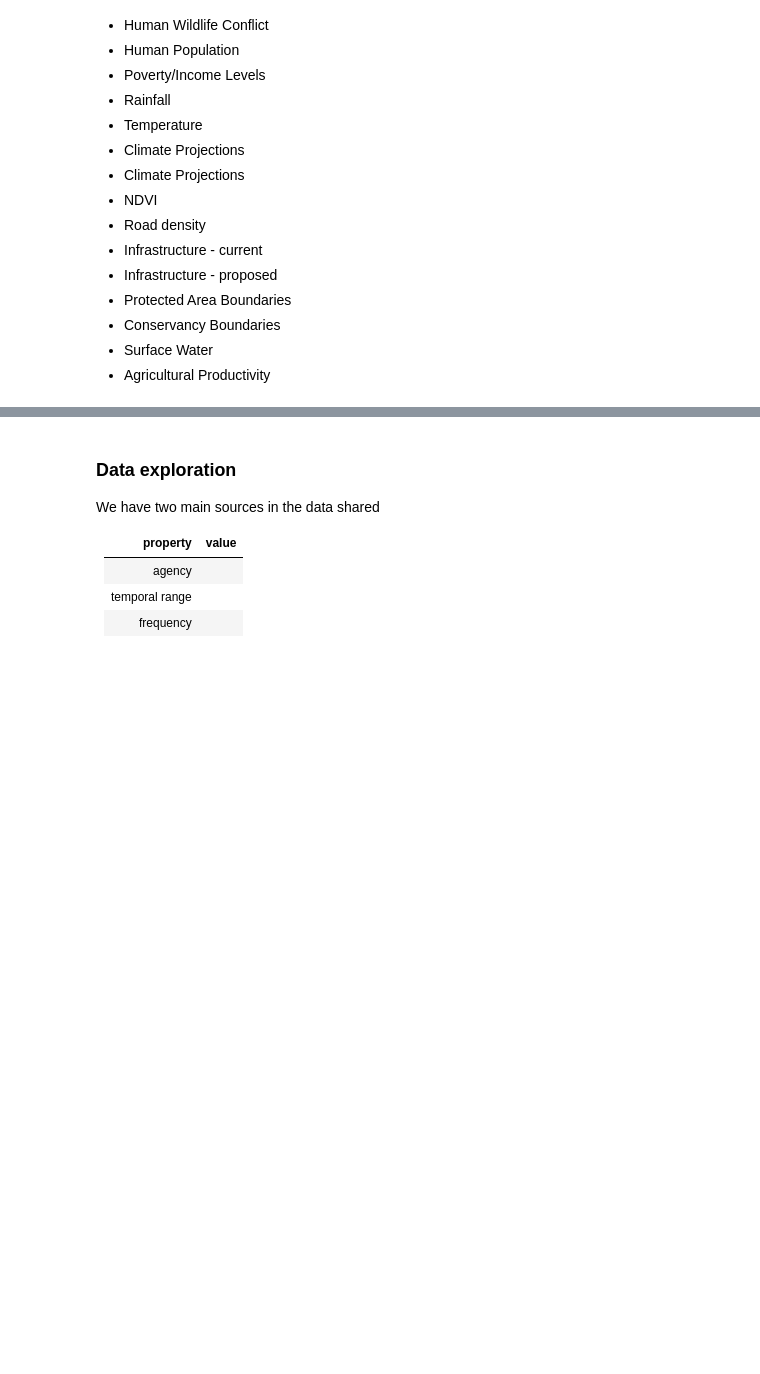
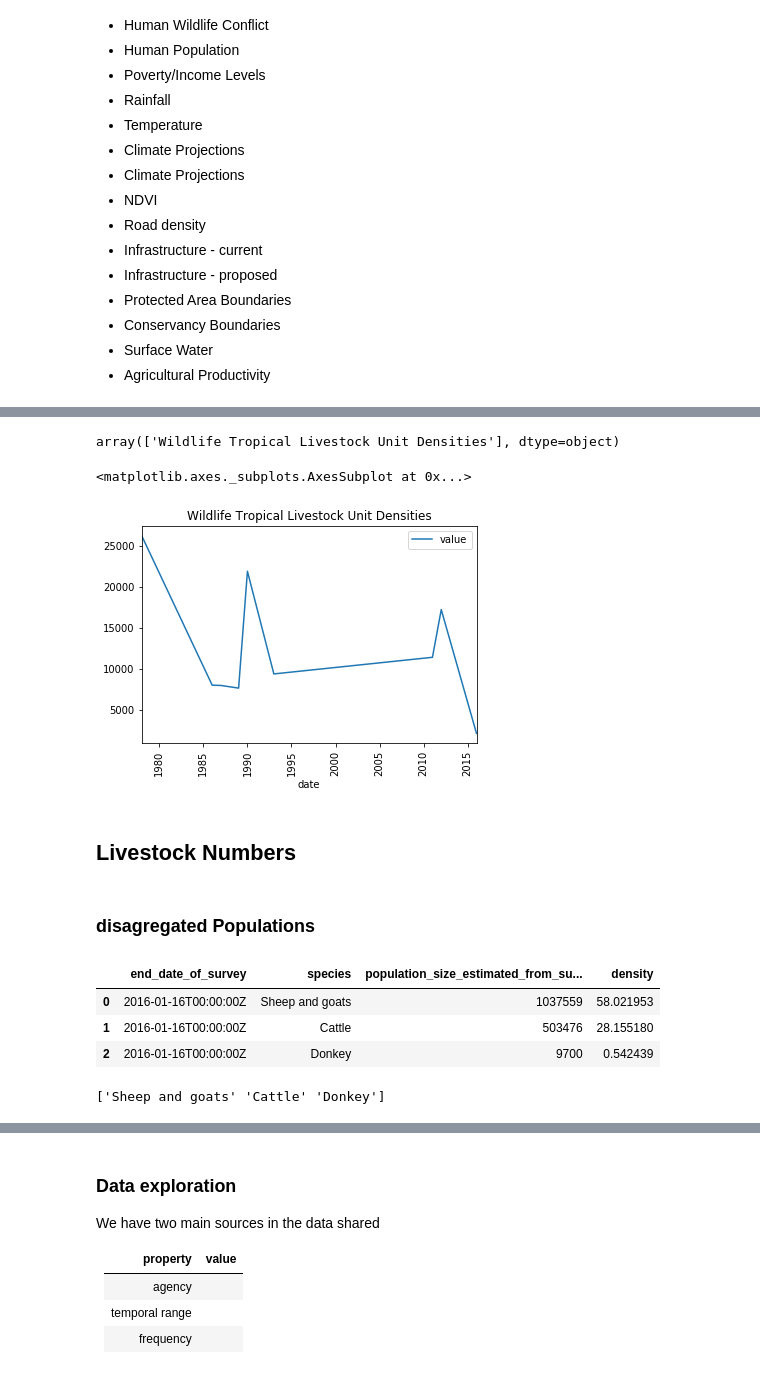
Before and after one commit to Vizzuality/notebooks, a Jupyter notebook: Kenia-dashboard/dashboard-exploration.ipynb, the cells around one changed output, grey strips where cells are left out. Drawn from its saved outputs; the diff is of its cells as text; code cells hidden in the pictures; blank space fills up the shorter version.

Commit message:
updated kenia dashboadrs graphs livestock and wildlife

```diff
--- a/Kenia-dashboard/dashboard-exploration.ipynb
+++ b/Kenia-dashboard/dashboard-exploration.ipynb
@@ -55,0 +36,12 @@ os.listdir(('/Users/alicia/Projects/jupyter-geotools-alpine/work/'+'data/keniaDa
+# %%
+basepath='/Users/alicia/Projects/jupyter-geotools-alpine/work/'
+data_path = basepath+'data/keniaDashboard/Data'
+carto_baseurl='http://simbiotica.carto.com'
+carto_sqlapi=carto_baseurl+'/api/v2/sql'
+
+def get_api_call(sql):
+    payload = {
+        "q":sql
+    }
+    r = requests.get(carto_sqlapi, params=payload)
+    return pd.read_json(json.dumps(r.json()['rows']), orient='records')
@@ -57,0 +124,4 @@ os.listdir(('/Users/alicia/Projects/jupyter-geotools-alpine/work/'+'data/keniaDa
+# %%
+data = get_api_call("select * from indicators_wildlife_by_county where county_id = 'Narok' order by date asc")
+print(data.shape)
+data.head(2)
@@ -57,0 +133,26 @@ os.listdir(('/Users/alicia/Projects/jupyter-geotools-alpine/work/'+'data/keniaDa
+# %%
+data.category.unique()
+# %% [output]
+array(['Wildlife Tropical Livestock Unit Densities'], dtype=object)
+# %%
+display(data.sort_values('date').plot(x='date', y='value',rot=90,title=data.category.unique()[0]));
+# %% [output]
+<matplotlib.axes._subplots.AxesSubplot at 0x...>
+[figure, added]
+# %% [markdown]
+## Livestock Numbers
+# %% [markdown]
+### disagregated Populations
+# %%
+data = get_api_call("select end_date_of_survey, species, population_size_estimated_from_survey, population_size_estimated_from_survey/17882.18 as density from drsrs_county_summaries_ogutu_etal_2 where county = 'Narok' and species in ('Sheep and goats', 'Donkey', 'Cattle') order by end_date_of_survey desc, population_size_estimated_from_survey desc")
+data[["end_date_of_survey","species","population_size_estimated_from_survey", "density"]].head(3)
+# %% [output]
+|  | end_date_of_survey | species | population_size_estimated_from_su... | density |
+| 0 | 2016-01-16T00:00:00Z | Sheep and goats | 1037559 | 58.021953 |
+| 1 | 2016-01-16T00:00:00Z | Cattle | 503476 | 28.155180 |
+| 2 | 2016-01-16T00:00:00Z | Donkey | 9700 | 0.542439 |
+# %%
+species = data.species.unique()
+print(species)
+# %% [output]
+['Sheep and goats' 'Cattle' 'Donkey']
```
Also changed, not shown: parts of 38 cells of this notebook.
